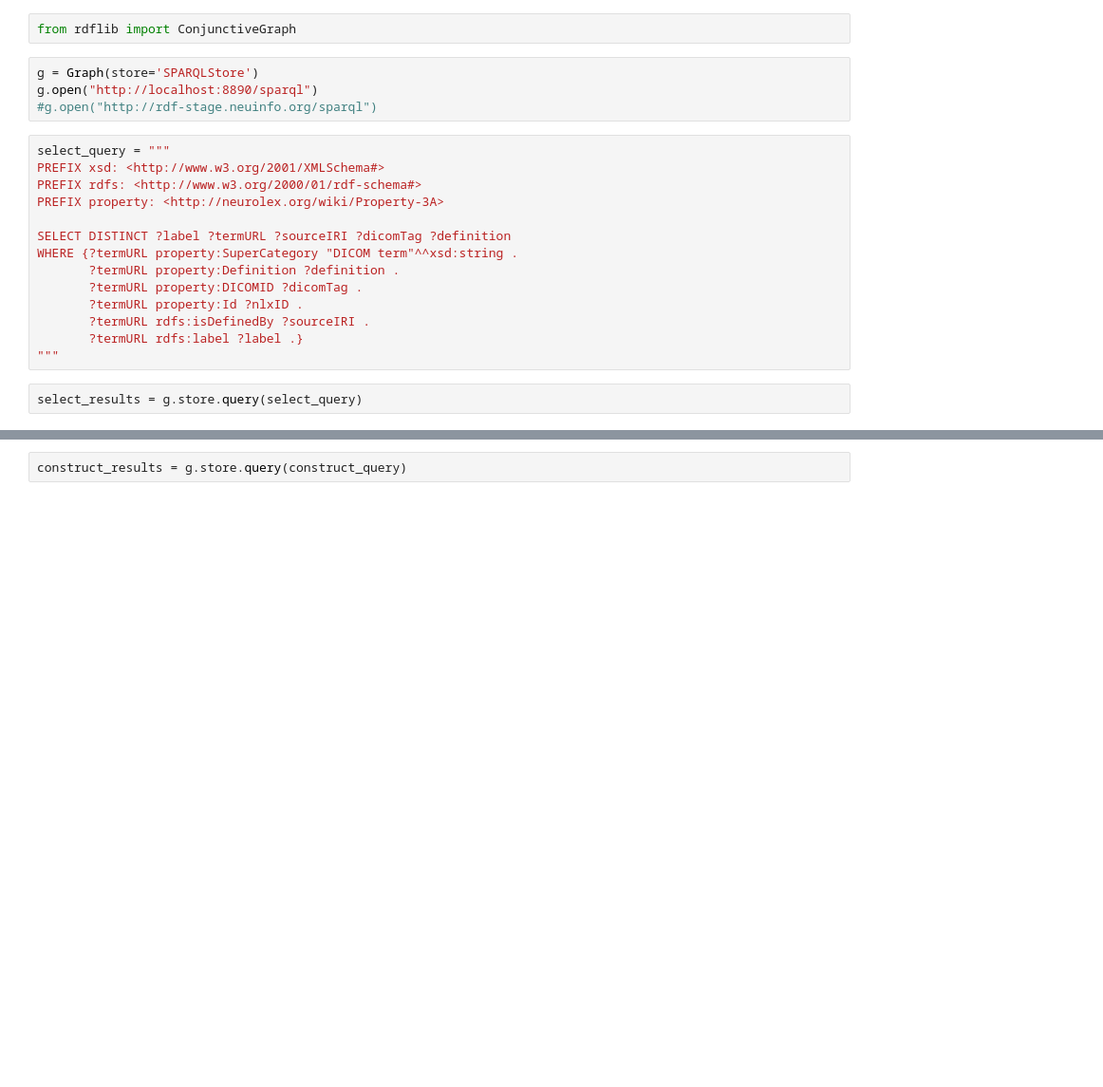
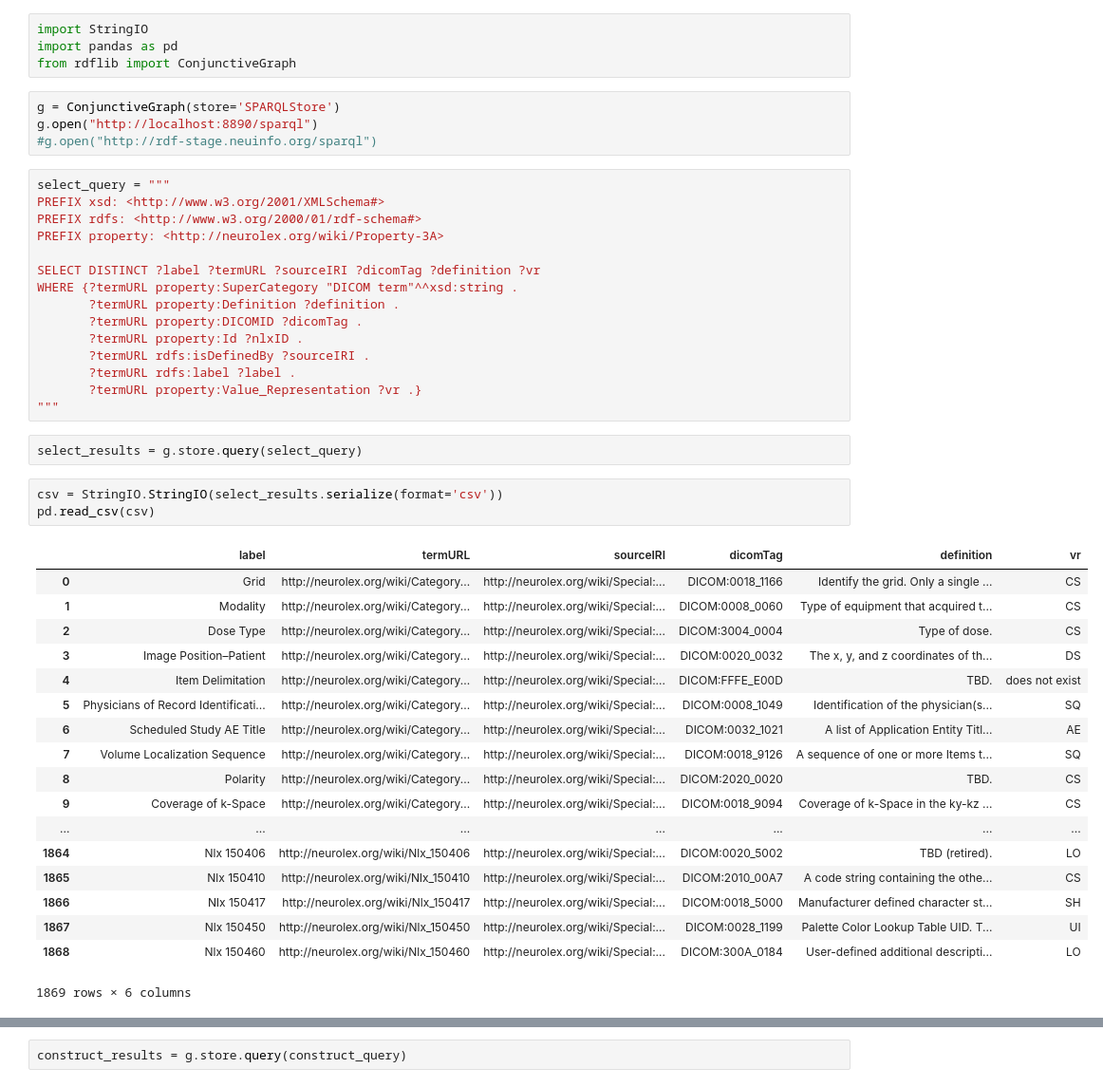
Before and after one commit to incf-nidash/ni-o, a Jupyter notebook: notebooks/DICOM-Term-Extraction.ipynb, the cells around one changed output, grey strips where cells are left out. Shown at 95% size. Cells and saved outputs as stored; diff of their text form; blank space fills up the shorter version.

Commit message:
upd: extracting terms from nlx

```diff
--- a/notebooks/DICOM-Term-Extraction.ipynb
+++ b/notebooks/DICOM-Term-Extraction.ipynb
@@ -18,7 +18,9 @@ Note: The SPARQL endpoint at http://rdf-stage.neuinfo.org/sparql isn't working a
-# %%
-from rdflib import ConjunctiveGraph
+# %%
+import StringIO
+import pandas as pd
+from rdflib import ConjunctiveGraph
 # %%
-g = Graph(store='SPARQLStore')
+g = ConjunctiveGraph(store='SPARQLStore')
 g.open("http://localhost:8890/sparql")
 #g.open("http://rdf-stage.neuinfo.org/sparql")
 # %%
@@ -27,13 +29,36 @@ PREFIX xsd: <http://www.w3.org/2001/XMLSchema#>
 PREFIX rdfs: <http://www.w3.org/2000/01/rdf-schema#>
 PREFIX property: <http://neurolex.org/wiki/Property-3A>
 
-SELECT DISTINCT ?label ?termURL ?sourceIRI ?dicomTag ?definition
+SELECT DISTINCT ?label ?termURL ?sourceIRI ?dicomTag ?definition ?vr
 WHERE {?termURL property:SuperCategory "DICOM term"^^xsd:string .
        ?termURL property:Definition ?definition .
        ?termURL property:DICOMID ?dicomTag .
        ?termURL property:Id ?nlxID .
        ?termURL rdfs:isDefinedBy ?sourceIRI .
-       ?termURL rdfs:label ?label .}
+       ?termURL rdfs:label ?label .
+       ?termURL property:Value_Representation ?vr .}
 """
 # %%
 select_results = g.store.query(select_query)
+# %%
+csv = StringIO.StringIO(select_results.serialize(format='csv'))
+pd.read_csv(csv)
+# %% [output]
+|  | label | termURL | sourceIRI | dicomTag | definition | vr |
+| 0 | Grid | http://neurolex.org/wiki/Category... | http://neurolex.org/wiki/Special:... | DICOM:0018_1166 | Identify the grid. Only a single ... | CS |
+| 1 | Modality | http://neurolex.org/wiki/Category... | http://neurolex.org/wiki/Special:... | DICOM:0008_0060 | Type of equipment that acquired t... | CS |
+| 2 | Dose Type | http://neurolex.org/wiki/Category... | http://neurolex.org/wiki/Special:... | DICOM:3004_0004 | Type of dose. | CS |
+| 3 | Image Position–Patient | http://neurolex.org/wiki/Category... | http://neurolex.org/wiki/Special:... | DICOM:0020_0032 | The x, y, and z coordinates of th... | DS |
+| 4 | Item Delimitation | http://neurolex.org/wiki/Category... | http://neurolex.org/wiki/Special:... | DICOM:FFFE_E00D | TBD. | does not exist |
+| 5 | Physicians of Record Identificati... | http://neurolex.org/wiki/Category... | http://neurolex.org/wiki/Special:... | DICOM:0008_1049 | Identification of the physician(s... | SQ |
+| 6 | Scheduled Study AE Title | http://neurolex.org/wiki/Category... | http://neurolex.org/wiki/Special:... | DICOM:0032_1021 | A list of Application Entity Titl... | AE |
+| 7 | Volume Localization Sequence | http://neurolex.org/wiki/Category... | http://neurolex.org/wiki/Special:... | DICOM:0018_9126 | A sequence of one or more Items t... | SQ |
+| 8 | Polarity | http://neurolex.org/wiki/Category... | http://neurolex.org/wiki/Special:... | DICOM:2020_0020 | TBD. | CS |
+| 9 | Coverage of k-Space | http://neurolex.org/wiki/Category... | http://neurolex.org/wiki/Special:... | DICOM:0018_9094 | Coverage of k-Space in the ky-kz ... | CS |
+| ... | ... | ... | ... | ... | ... | ... |
+| 1864 | Nlx 150406 | http://neurolex.org/wiki/Nlx_150406 | http://neurolex.org/wiki/Special:... | DICOM:0020_5002 | TBD (retired). | LO |
+| 1865 | Nlx 150410 | http://neurolex.org/wiki/Nlx_150410 | http://neurolex.org/wiki/Special:... | DICOM:2010_00A7 | A code string containing the othe... | CS |
+| 1866 | Nlx 150417 | http://neurolex.org/wiki/Nlx_150417 | http://neurolex.org/wiki/Special:... | DICOM:0018_5000 | Manufacturer defined character st... | SH |
+| 1867 | Nlx 150450 | http://neurolex.org/wiki/Nlx_150450 | http://neurolex.org/wiki/Special:... | DICOM:0028_1199 | Palette Color Lookup Table UID. T... | UI |
+| 1868 | Nlx 150460 | http://neurolex.org/wiki/Nlx_150460 | http://neurolex.org/wiki/Special:... | DICOM:300A_0184 | User-defined additional descripti... | LO |
+1869 rows × 6 columns
```
Also changed, not shown: parts of 6 cells of this notebook.
